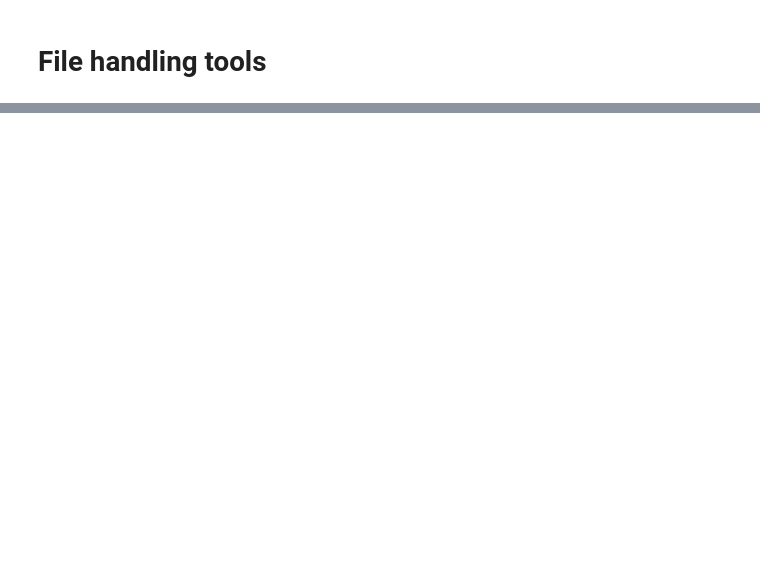
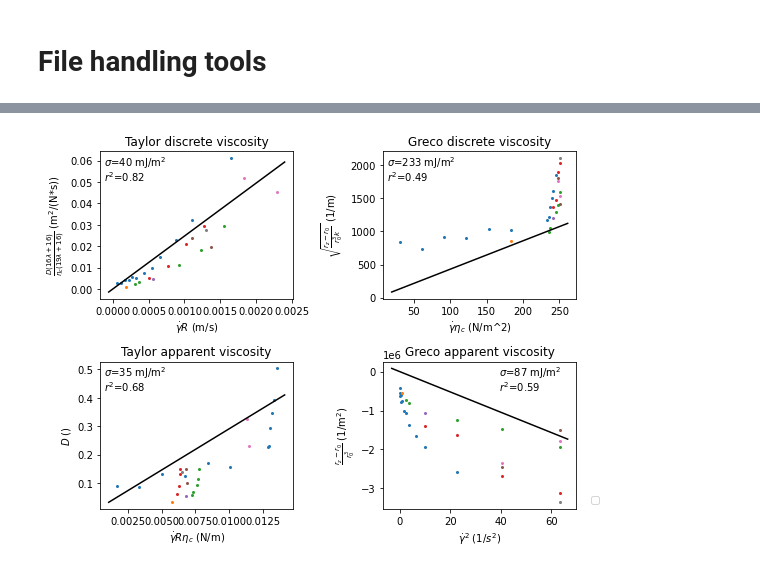
Before and after one commit to usnistgov/shearCellTensiometry, a Jupyter notebook: ipynb/fileHandling.ipynb, the cells around one changed output, grey strips where cells are left out. Saved outputs shown, nothing was run; the diff lists cells and outputs as text; code cells hidden in the pictures; blank space fills up the shorter version.

```diff
--- a/ipynb/fileHandling.ipynb
+++ b/ipynb/fileHandling.ipynb
@@ -23,5 +24,5 @@ import random as rng
 # %%
-t = fh.Test(os.path.join(cfg.path.vids, '210616 mineralS LapRDT', 'M4S_3.50T_p4'))
+t = vr.Test(os.path.join(cfg.path.vids, '210616 mineralS LapRDT', 'M4S_3.50T_p4'))
 # %%
 t.prnt()
 # %% [output]
@@ -307,0 +48,3 @@ d1
+# %%
+vi = vr.vidInfo(1, t)
+vi.analyze()
@@ -307,0 +178,3 @@ d1
+# %%
+vi.plotSummaries()
+# %% [output]
@@ -307,0 +182 @@ d1
+[figure, added]
```
Also changed, not shown: parts of 45 cells of this notebook, 2 other files.
